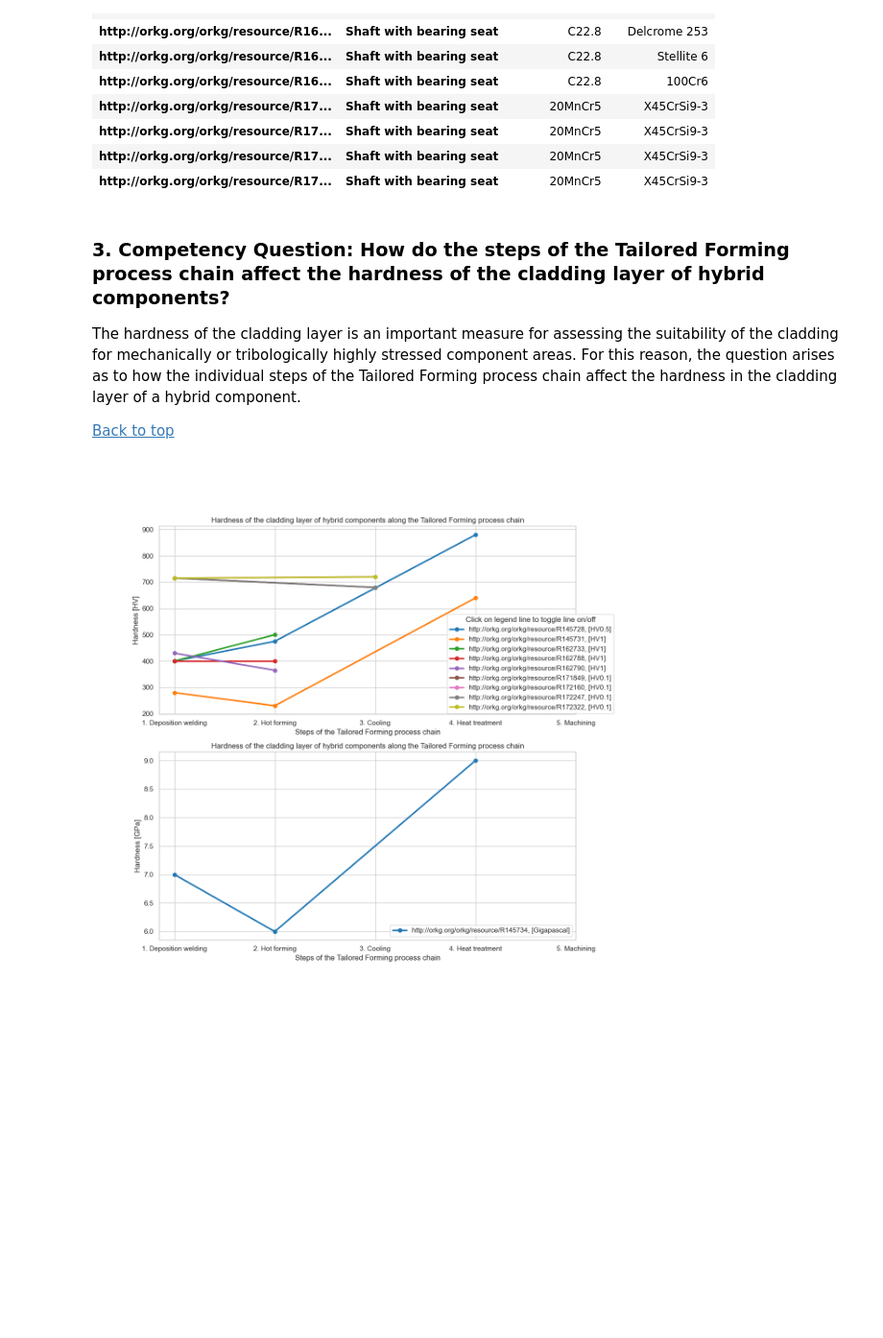
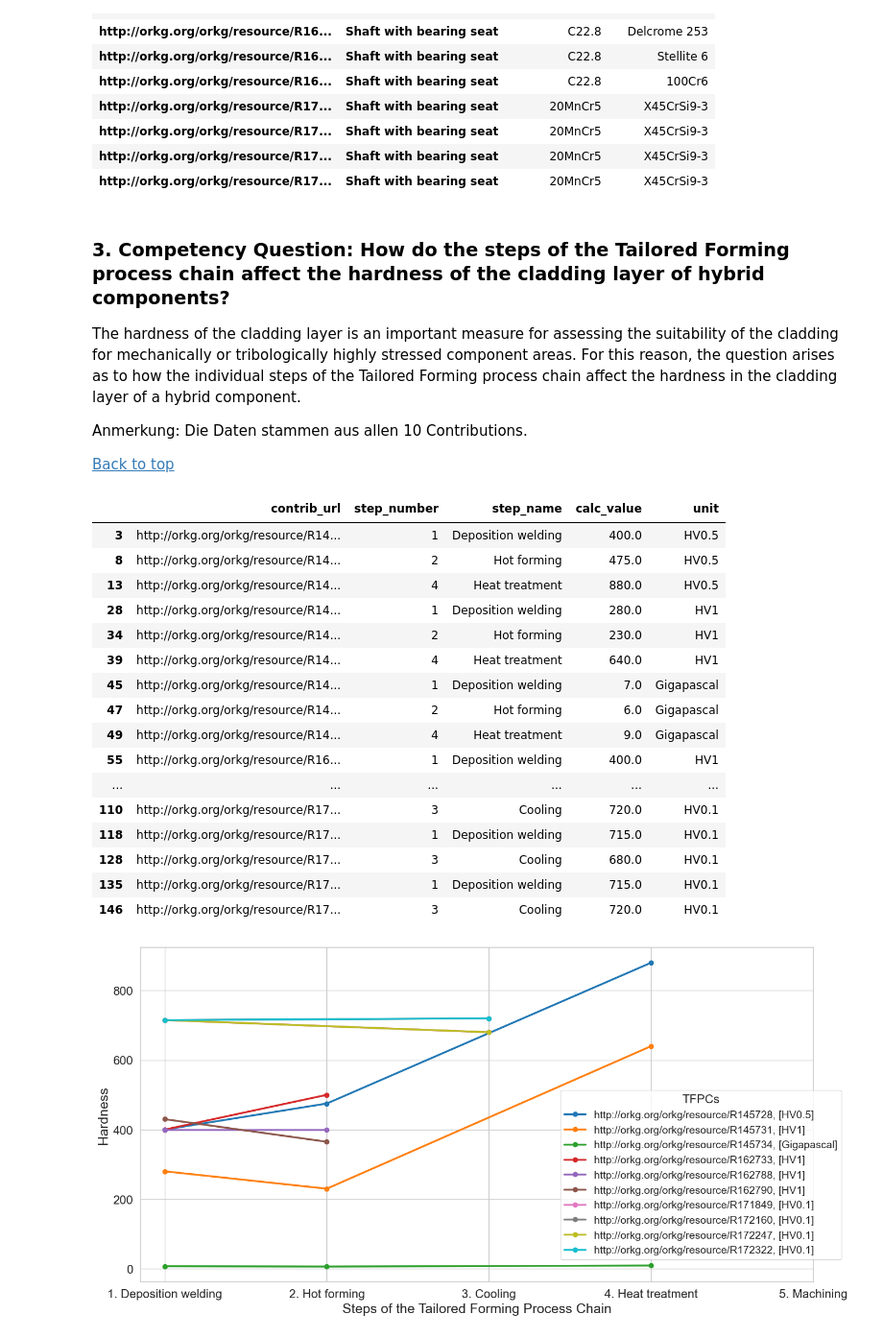
Before and after one commit to okarras/Jupyter-Notebooks, a Jupyter notebook: TailoredFormingAnalysis/tf_orkg.ipynb, the cells around one changed output. Shown: that part at 96% size. Saved outputs shown, nothing was run; the diff lists cells and outputs as text; code cells hidden in the pictures; blank space fills up the shorter version.

```diff
--- a/TailoredFormingAnalysis/tf_orkg.ipynb
+++ b/TailoredFormingAnalysis/tf_orkg.ipynb
@@ -174,61 +188,84 @@ material_table
 ### 3. Competency Question: How do the steps of the Tailored Forming process chain affect the hardness of the cladding layer of hybrid components?
 The hardness of the cladding layer is an important measure for assessing the suitability of the cladding for mechanically or tribologically highly stressed component areas. For this reason, the question arises as to how the individual steps of the Tailored Forming process chain affect the hardness in the cladding layer of a hybrid component.
 
+Anmerkung: Die Daten stammen aus allen 10 Contributions.
+
 [Back to top](#top)
 # %%
 tf_data['calc_value'] = tf_data['num_value'].fillna(tf_data['avg_range'])
 hardness_data = tf_data.query('quality == "Hardness" and layer == "Cladding layer"')[['contrib_url','step_number', 'step_name', 'calc_value', 'unit']]
 grouped_hardness = hardness_data.groupby('contrib_url')
 
-fig, (ax1, ax2) = plt.subplots(2)
-fig.set_size_inches(12, 12)
+display(hardness_data)
+
+fig, ax1= plt.subplots(1)
+fig.set_size_inches(16, 8)
 
 lines = []
 for name, group in grouped_hardness:
-    if (group['unit'][:1].item() != 'Gigapascal') :
+    #if (group['unit'][:1].item() != 'Gigapascal') :
         line, = ax1.plot(group['step_number'], group['calc_value'], marker='o', linewidth=2.5, label=name+', ['+group['unit'][:1].item()+']')
         lines.append(line)
-    else:
-        ax2.plot(group['step_number'], group['calc_value'], marker='o', linewidth=2.5, label=name+', ['+group['unit'][:1].item()+']')
+    #else:
+       # ax2.plot(group['step_number'], group['calc_value'], marker='o', linewidth=2.5, label=name+', ['+group['unit'][:1].item()+']')
 
-ax1.set_title('Hardness of the cladding layer of hybrid components along the Tailored Forming process chain')
+#ax1.set_title('Hardness of the cladding layer of hybrid components along the Tailored Forming process chain')
 ax1.set_xticks(steps['step_number'])
-ax1.set_xticklabels(steps['step'])
-ax1.set_xlabel('Steps of the Tailored Forming process chain')
-ax1.set_ylabel('Hardness [HV]')
-legend1 = ax1.legend(loc='center right', bbox_to_anchor=(1.1, 0.27))
-legend1.set_title('Click on legend line to toggle line on/off')
+ax1.set_xticklabels(steps['step'], fontsize=16)
+ax1.set_xlabel('Steps of the Tailored Forming Process Chain', fontsize=18)
+ax1.set_ylabel('Hardness', fontsize=18)
+ax1.yaxis.set_tick_params(labelsize=16)
+#ax1.grid(False, axis='x')
+legend1 = ax1.legend(loc='center right', bbox_to_anchor=(1.05, 0.32), fontsize=14)
+legend1.set_title('TFPCs', prop={'size':16})
 
 lined = {}  # Will map legend lines to original lines.
 for legline, origline in zip(legend1.get_lines(), lines):
     legline.set_picker(True)  # Enable picking on the legend line.
     legline.set_pickradius(5)
     lined[legline] = origline
 
 def on_pick(event):
     # On the pick event, find the original line corresponding to the legend
     # proxy line, and toggle its visibility.
     legline = event.artist
     origline = lined[legline]
     visible = not origline.get_visible()
     origline.set_visible(visible)
     # Change the alpha on the line in the legend so we can see what lines
     # have been toggled.
     legline.set_alpha(1.0 if visible else 0.2)
     fig.canvas.draw()
 
-ax2.set_title('Hardness of the cladding layer of hybrid components along the Tailored Forming process chain')
-ax2.set_xticks(steps['step_number'])
-ax2.set_xticklabels(steps['step'])
-ax2.set_xlabel('Steps of the Tailored Forming process chain')
-ax2.set_ylabel('Hardness [GPa]')
-legend2 = ax2.legend(loc='lower right')
+#ax2.set_title('Hardness of the cladding layer of hybrid components along the Tailored Forming process chain')
+#ax2.set_xticks(steps['step_number'])
+#ax2.set_xticklabels(steps['step'])
+#ax2.set_xlabel('Steps of the Tailored Forming process chain')
+#ax2.set_ylabel('Hardness [GPa]')
+#legend2 = ax2.legend(loc='lower right')
 
 plt.connect('pick_event', on_pick)
 plt.savefig('Images/Hardness in the cladding layer.png', dpi=300)
 plt.show()
 # %% [output]
+|  | contrib_url | step_number | step_name | calc_value | unit |
+| 3 | http://orkg.org/orkg/resource/R14... | 1 | Deposition welding | 400.0 | HV0.5 |
+| 8 | http://orkg.org/orkg/resource/R14... | 2 | Hot forming | 475.0 | HV0.5 |
+| 13 | http://orkg.org/orkg/resource/R14... | 4 | Heat treatment | 880.0 | HV0.5 |
+| 28 | http://orkg.org/orkg/resource/R14... | 1 | Deposition welding | 280.0 | HV1 |
+| 34 | http://orkg.org/orkg/resource/R14... | 2 | Hot forming | 230.0 | HV1 |
+| 39 | http://orkg.org/orkg/resource/R14... | 4 | Heat treatment | 640.0 | HV1 |
+| 45 | http://orkg.org/orkg/resource/R14... | 1 | Deposition welding | 7.0 | Gigapascal |
+| 47 | http://orkg.org/orkg/resource/R14... | 2 | Hot forming | 6.0 | Gigapascal |
+| 49 | http://orkg.org/orkg/resource/R14... | 4 | Heat treatment | 9.0 | Gigapascal |
+| 55 | http://orkg.org/orkg/resource/R16... | 1 | Deposition welding | 400.0 | HV1 |
+| ... | ... | ... | ... | ... | ... |
+| 110 | http://orkg.org/orkg/resource/R17... | 3 | Cooling | 720.0 | HV0.1 |
+| 118 | http://orkg.org/orkg/resource/R17... | 1 | Deposition welding | 715.0 | HV0.1 |
+| 128 | http://orkg.org/orkg/resource/R17... | 3 | Cooling | 680.0 | HV0.1 |
+| 135 | http://orkg.org/orkg/resource/R17... | 1 | Deposition welding | 715.0 | HV0.1 |
+| 146 | http://orkg.org/orkg/resource/R17... | 3 | Cooling | 720.0 | HV0.1 |
-[figure, old version]
+[figure, new version]
 # %% [markdown]
 <a id='q4'></a>
 ### 4. Competency Question: In which material combinations and steps of the Tailored Forming process chain can defects occur in hybrid components?
```
Also changed, not shown: parts of 14 cells of this notebook, 7 other files.
